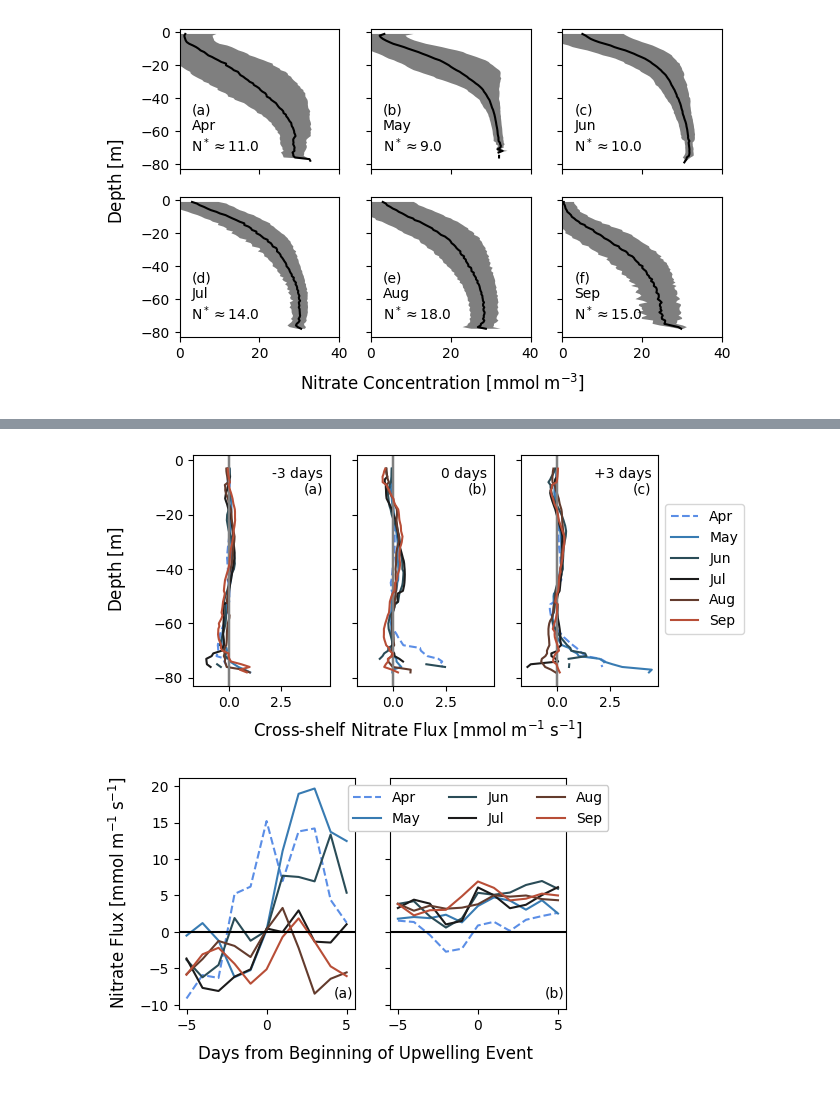
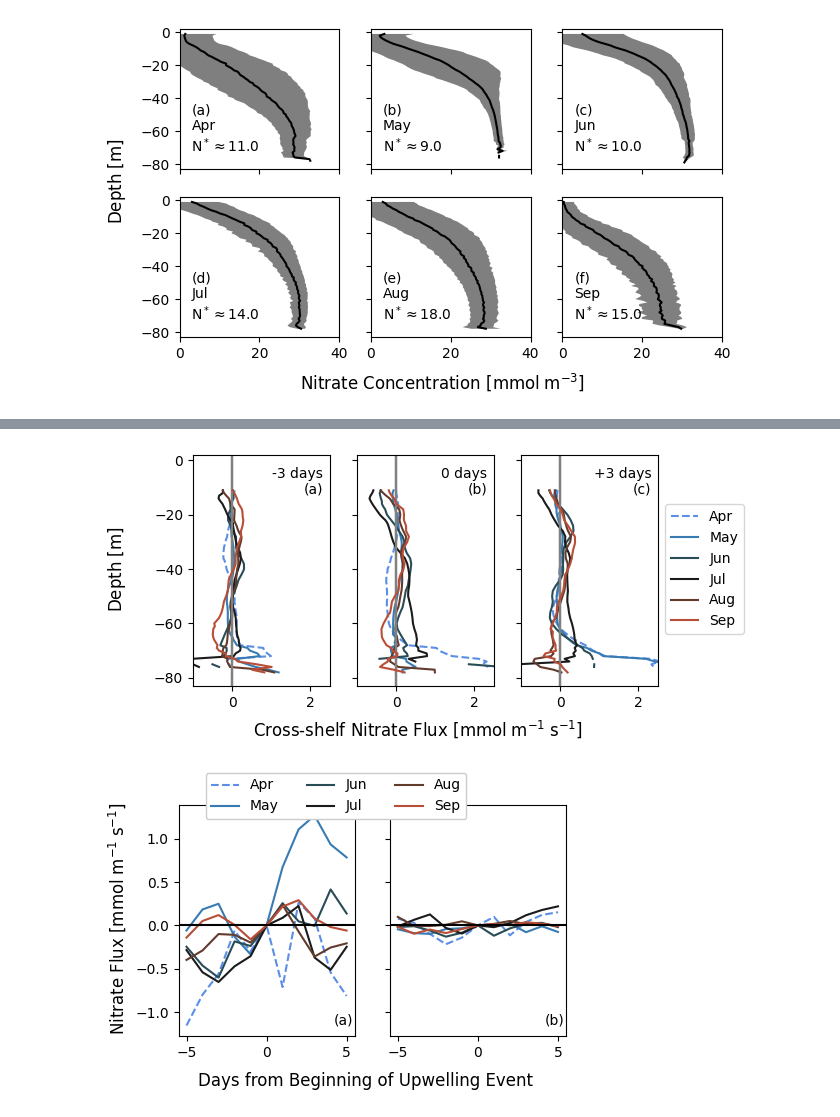
Before and after one commit to andrew-s28/shelf-nitrate-response-to-upwelling, a Jupyter notebook: notebooks/composite_analysis.ipynb, the cells around one changed output, grey strips where cells are left out. Drawn from its saved outputs; the diff is of its cells as text; code cells hidden in the pictures.

Commit message:
update to use v4 nh10 velocity product

```diff
--- a/notebooks/composite_analysis.ipynb
+++ b/notebooks/composite_analysis.ipynb
@@ -29,7 +29,7 @@ MIDSHELF_NITRATE_PATH = (
 WIND_PATH = DATA_DIR / "NDBC_46050/46050_wind_binned_with_w5d_w8d.nc"
 VEL_PATH = (
     DATA_DIR
-    / "NH10_Mooring_Data/nh10_hourly_data_1997_2021_rotated_filtered_streamwise_v5.nc"
+    / "NH10_Mooring_Data/nh10_hourly_data_1997_2023_rotated_filtered_streamwise_v4.nc"
 )
 OLD_VEL_PATH = list(
     Path(DATA_DIR / "NH10_Mooring_Data/").glob("nh10_hourly_data_1997_2021_part*.nc")
@@ -53,6 +53,13 @@ midshelf_nitrate = midshelf_nitrate.resample(time="1D").mean()
 # interpolate velocity depths to match 1 meter bins in midshelf nitrate
 velocity = velocity.interp(depth=midshelf_nitrate.depth)
 velocity = velocity.resample(time="1D").mean()
+velocity = velocity.where((velocity.depth > 10) & (velocity.depth < 80))
+
+GLOBEC_TIME = slice(np.datetime64("1997-01-01"), np.datetime64("2004-12-31"))
+NANOOS_TIME = slice(np.datetime64("2006-07-01"), np.datetime64("2014-09-30"))
+OOI_TIME = slice(np.datetime64("2015-04-01"), None)
+
+# velocity = velocity.sel(time=OOI_TIME)
 # %% [markdown]
 ## Computing Composites Based on Wind Stress
 # %%
@@ -569,10 +576,10 @@ for i, d in enumerate(
         )
         # axs[i][j].plot(data['mean'] + data['ci'], -data['depth'], '--', c=cmap(j/11))
         # axs[i][j].plot(data['mean'] - data['ci'], -data['depth'], '--', c=cmap(j/11))
-        # axs[i][j].set_xlim([-0.1, 0.1])
+        axs[i][j].set_xlim([-0.5, 0.5])
         if j == 0:
             axs[i][j].set_ylabel(
-                calendar.month_abbr[data["month"].values] + f" (N={np.nanmean(n):.0f})"
+                calendar.month_abbr[data["month"].values] + f" (N={np.nanmean(n):.0f})",
             )
         if i == 0:
             axs[i][j].set_title(f"{day} days")
@@ -611,6 +618,8 @@ for i, v in enumerate(composite_midshelf_nitrate_flux_monthly_slice["time"]):
             )
         axs[i].minorticks_off()
         axs[i].set_ylim([-83, 2])
+        axs[i].set_xlim([-1, 2.5])
+
 
 axs[0].annotate(
     "-3 days\n(a)",
@@ -650,5 +659,5 @@ plt.savefig(
     bbox_inches="tight",
 )
 # %% [output]
-[figure, old version]
+[figure, new version]
 # %%
@@ -706,51 +700,52 @@ for i, m in enumerate(composite_midshelf_nitrate_flux_monthly["month"]):
 
 fig, axs = plt.subplots(1, 2, sharex=True, sharey=True, figsize=(5, 3))
 for i, m in enumerate(
-    composite_midshelf_nitrate_flux_monthly.sel(month=slice(4, 9))["month"]
+    composite_midshelf_nitrate_flux_monthly.sel(month=slice(4, 9))["month"].to_numpy()
 ):
     if i == 0:
         axs[0].plot(
             days,
-            flux_60_80[m - 1],
+            flux_60_80.sel(month=m) - flux_60_80.sel(month=m).sel(time=0),
             color=cmap(i / 6),
-            label=calendar.month_abbr[m.values],
+            label=calendar.month_abbr[m],
             ls="--",
         )
         axs[1].plot(
             days,
-            flux_20_60[m - 1],
+            flux_20_60.sel(month=m) - flux_20_60.sel(month=m).sel(time=0),
             color=cmap(i / 6),
-            label=calendar.month_abbr[m.values],
+            label=calendar.month_abbr[m],
             ls="--",
         )
     else:
         axs[0].plot(
             days,
-            flux_60_80[m - 1],
+            flux_60_80.sel(month=m) - flux_60_80.sel(month=m).sel(time=0),
             color=cmap(i / 6),
-            label=calendar.month_abbr[m.values],
+            label=calendar.month_abbr[m],
         )
         axs[1].plot(
             days,
-            flux_20_60[m - 1],
+            flux_20_60.sel(month=m) - flux_20_60.sel(month=m).sel(time=0),
             color=cmap(i / 6),
-            label=calendar.month_abbr[m.values],
+            label=calendar.month_abbr[m],
         )
 
 axs[0].minorticks_off()
 axs[1].minorticks_off()
 axs[0].axhline(0, color="black")
 axs[1].axhline(0, color="black")
-axs[1].legend(loc="upper center", ncol=3, framealpha=1)
+handles, labels = axs[0].get_legend_handles_labels()
+fig.legend(handles, labels, loc="upper center", ncol=3, framealpha=1)
 fig.supxlabel("Days from Beginning of Upwelling Event", y=-0.07)
 fig.supylabel("Nitrate Flux [$\\mathsf{mmol \\; m^{-1} \\; s^{-1}}$]", x=-0.02)
 axs[0].annotate("(a)", xy=(0.88, 0.05), xycoords="axes fraction", fontsize=10)
 axs[1].annotate("(b)", xy=(0.88, 0.05), xycoords="axes fraction", fontsize=10)
 
 plt.savefig(
     FIGURES_DIR / "manuscript/layer_cs_nflux.pdf",
     format="pdf",
     bbox_inches="tight",
 )
 # %% [output]
-[figure, old version]
+[figure, new version]
```
Also changed, not shown: parts of 6 cells of this notebook, 7 other files.
